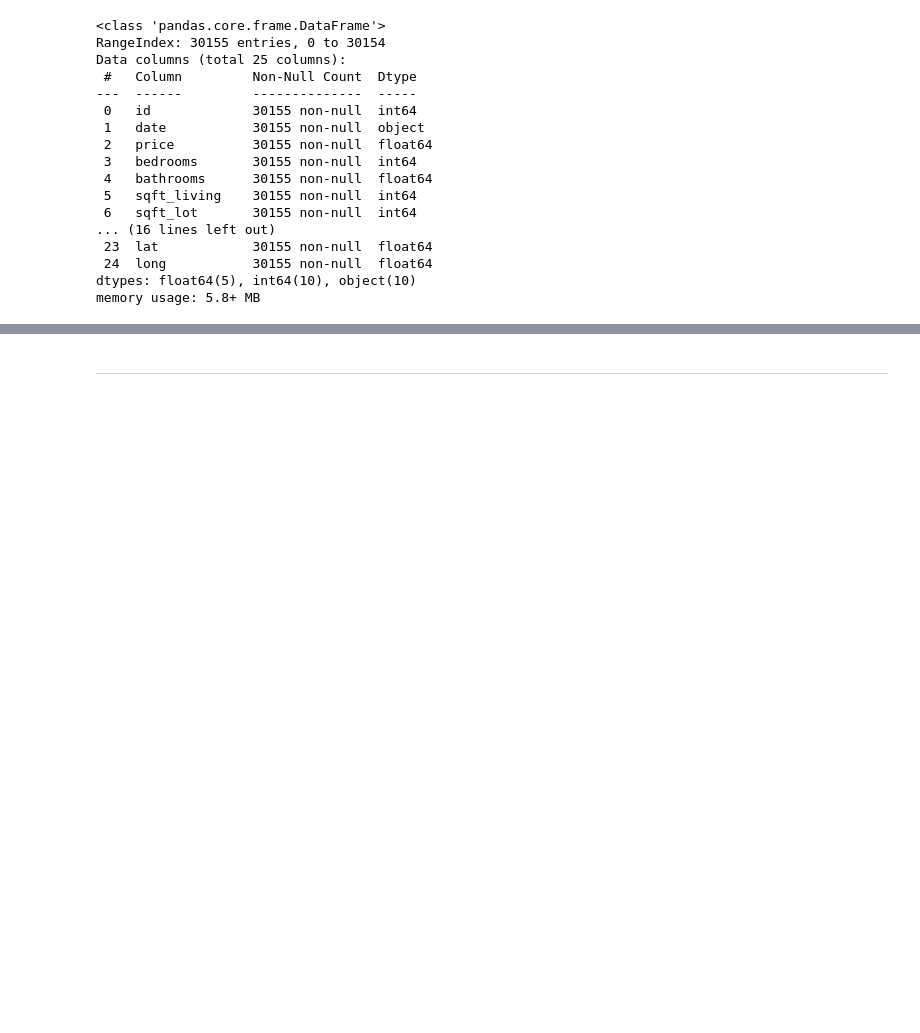
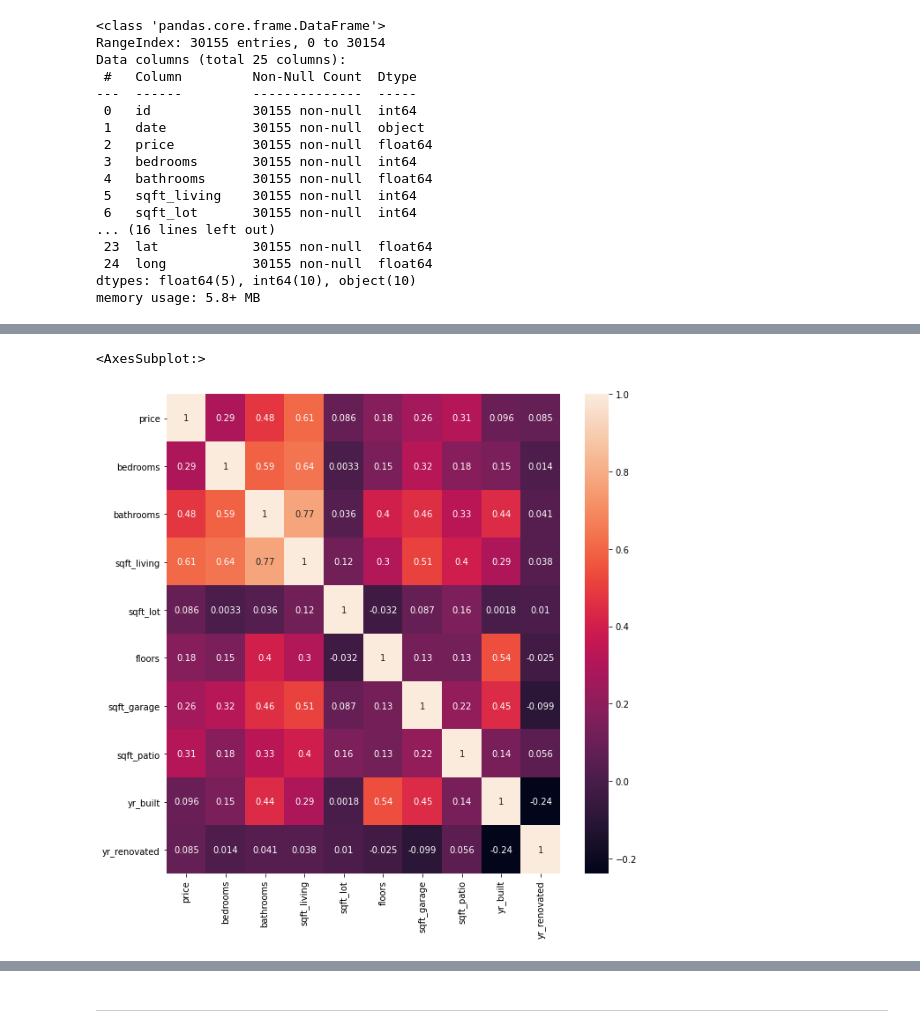
Before and after one commit to josecastillofl/Phase_2_Project, a Jupyter notebook: rj_scratch.ipynb, the cells around one changed output, grey strips where cells are left out. Drawn from its saved outputs; the diff is of its cells as text; code cells hidden in the pictures; blank space fills up the shorter version.

```diff
--- a/rj_scratch.ipynb
+++ b/rj_scratch.ipynb
@@ -90,0 +81,6 @@ Name: bedrooms, dtype: int64
+# %%
+plt.figure(figsize=(10,10))
+sns.heatmap(df.corr(), annot=True)
+# %% [output]
+<AxesSubplot:>
+[figure, added]
```
Also changed, not shown: parts of 25 cells of this notebook, 1 other file.
